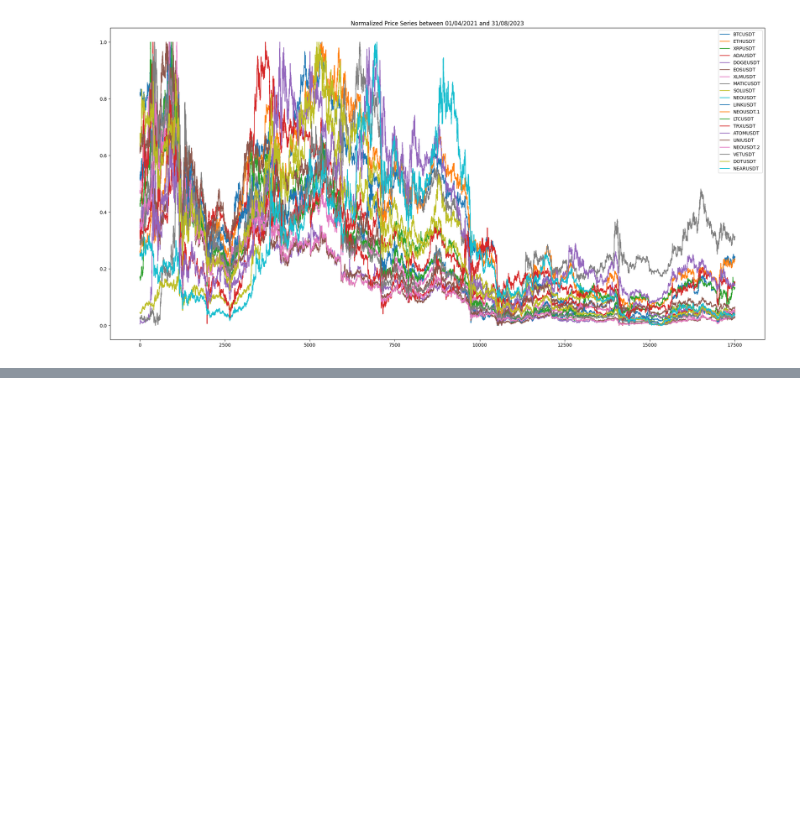
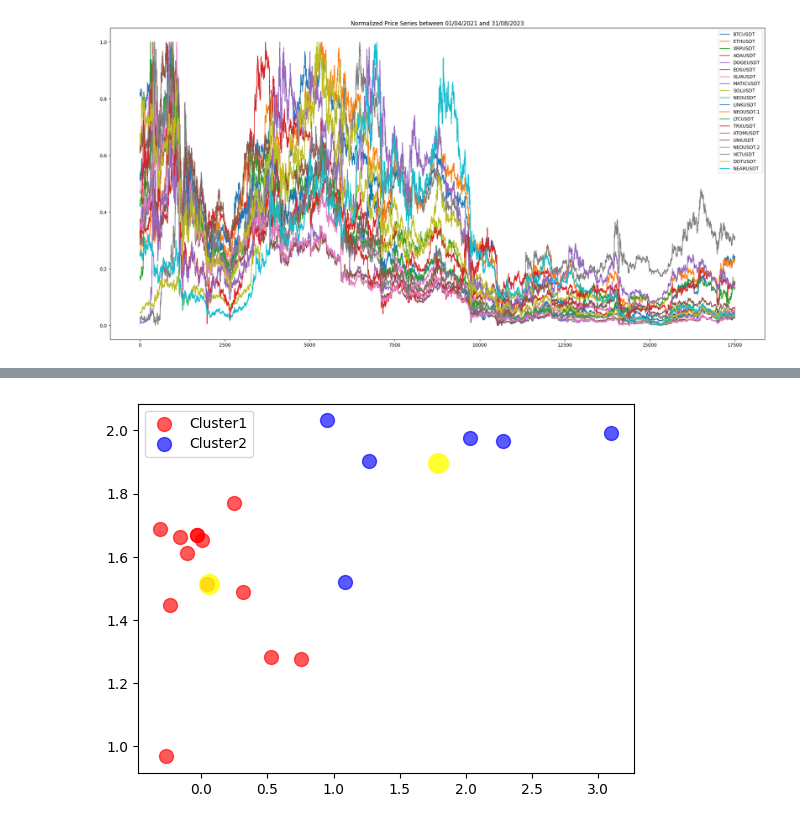
Before and after one commit to maria-aboulaala/pair-trading-in-cryptocurrency, a Jupyter notebook: DATA/ANALYSE.ipynb, the cells around one changed output, grey strips where cells are left out. Cells and saved outputs as stored; diff of their text form; code cells hidden in the pictures; blank space fills up the shorter version.

```diff
--- a/DATA/ANALYSE.ipynb
+++ b/DATA/ANALYSE.ipynb
@@ -80,0 +313,22 @@ data_norm.plot(figsize=(25,12), title='Normalized Price Series between 01/04/202
+# %%
+#the change in slope of curve is not significant after k=5. Hence we select no. of clusters to be 5
+
+# computing K-Means with K = 5 (5 clusters)
+centroids,_ = kmeans(cleaned_data,2)
+# assign each sample to a cluster
+idx,_ = vq(cleaned_data,centroids)
+
+data = cleaned_data
+# %%
+#using scatter plt
+plt.scatter(X[idx==0,0],X[idx==0,1],s=100,c='red',label='Cluster1',alpha=0.65)
+plt.scatter(X[idx==1,0],X[idx==1,1],s=100,c='blue',label='Cluster2',alpha=0.65)
+#plt.scatter(X[idx==2,0],X[idx==2,1],s=100,c='green',label='Cluster3',alpha=0.65)
+#plt.scatter(X[idx==3,0],X[idx==3,1],s=100,c='cyan',label='Cluster4',alpha=0.65)
+#plt.scatter(X[idx==4,0],X[idx==4,1],s=100,c='black',label='Cluster5',alpha=0.65)
+#plt.scatter(k_means.cluster_centers_[:,0],k_means.cluster_centers_[:,1],s=300,c='yellow')
+plt.scatter(centroids[:,0],centroids[:,1],s=200, c='yellow', alpha = 0.8)
+plt.legend()
+plt.show()
+# %% [output]
+[figure, added]
```
Also changed, not shown: parts of 36 cells of this notebook, 10 other files.
